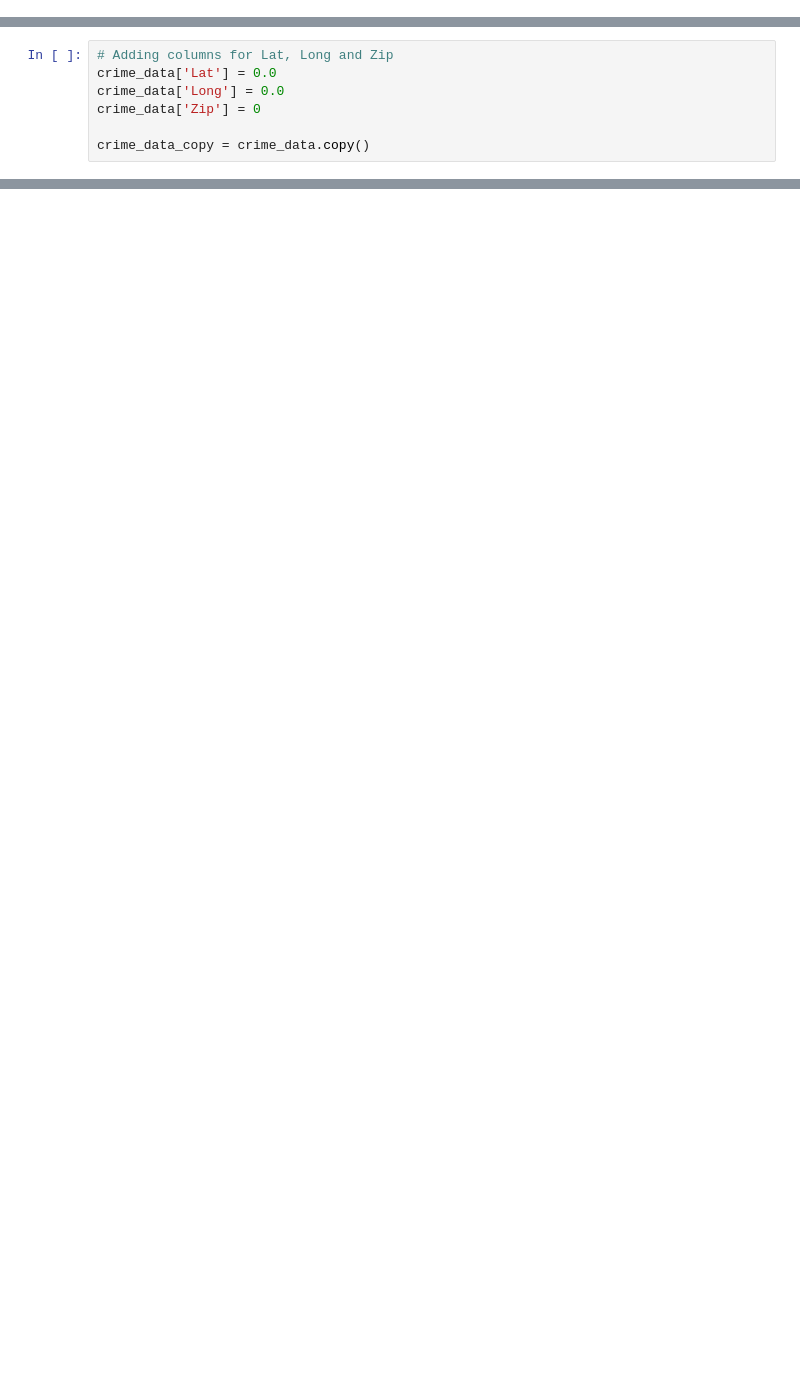
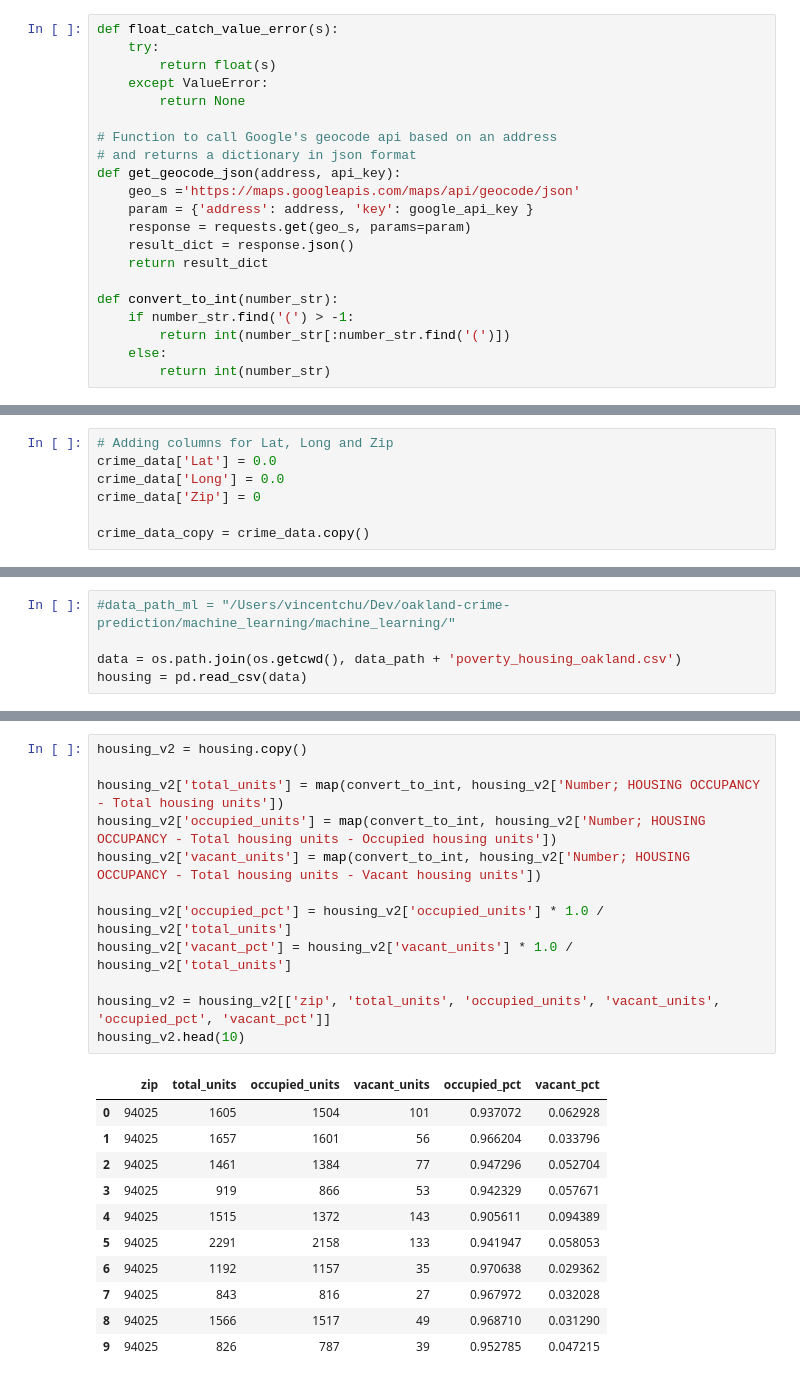
Before and after one commit to jeffrey-hsu/oakland-crime-prediction, a Jupyter notebook: machine_learning/crime_data_prediction.ipynb, the cells around one changed output, grey strips where cells are left out. Cells and saved outputs as stored; diff of their text form; blank space fills up the shorter version.

```diff
--- a/machine_learning/crime_data_prediction.ipynb
+++ b/machine_learning/crime_data_prediction.ipynb
@@ -12,0 +22,21 @@ from collections import namedtuple
+# %%
+def float_catch_value_error(s):
+    try:
+        return float(s)
+    except ValueError:
+        return None
+
+# Function to call Google's geocode api based on an address
+# and returns a dictionary in json format
+def get_geocode_json(address, api_key):
+    geo_s ='https://maps.googleapis.com/maps/api/geocode/json'
+    param = {'address': address, 'key': google_api_key }
+    response = requests.get(geo_s, params=param)
+    result_dict = response.json()
+    return result_dict
+
+def convert_to_int(number_str):
+    if number_str.find('(') > -1:
+        return int(number_str[:number_str.find('(')])
+    else:
+        return int(number_str)
@@ -270,0 +289,5 @@ crime_data_v2.head()
+# %%
+#data_path_ml = "/Users/vincentchu/Dev/oakland-crime-prediction/machine_learning/machine_learning/"
+
+data = os.path.join(os.getcwd(), data_path + 'poverty_housing_oakland.csv')
+housing = pd.read_csv(data)
@@ -270,0 +314,24 @@ crime_data_v2.head()
+# %%
+housing_v2 = housing.copy()
+
+housing_v2['total_units'] = map(convert_to_int, housing_v2['Number; HOUSING OCCUPANCY - Total housing units'])
+housing_v2['occupied_units'] = map(convert_to_int, housing_v2['Number; HOUSING OCCUPANCY - Total housing units - Occupied housing units'])
+housing_v2['vacant_units'] = map(convert_to_int, housing_v2['Number; HOUSING OCCUPANCY - Total housing units - Vacant housing units'])
+
+housing_v2['occupied_pct'] = housing_v2['occupied_units'] * 1.0 / housing_v2['total_units']
+housing_v2['vacant_pct'] = housing_v2['vacant_units'] * 1.0 / housing_v2['total_units']
+
+housing_v2 = housing_v2[['zip', 'total_units', 'occupied_units', 'vacant_units', 'occupied_pct', 'vacant_pct']]
+housing_v2.head(10)
+# %% [output]
+|  | zip | total_units | occupied_units | vacant_units | occupied_pct | vacant_pct |
+| 0 | 94025 | 1605 | 1504 | 101 | 0.937072 | 0.062928 |
+| 1 | 94025 | 1657 | 1601 | 56 | 0.966204 | 0.033796 |
+| 2 | 94025 | 1461 | 1384 | 77 | 0.947296 | 0.052704 |
+| 3 | 94025 | 919 | 866 | 53 | 0.942329 | 0.057671 |
+| 4 | 94025 | 1515 | 1372 | 143 | 0.905611 | 0.094389 |
+| 5 | 94025 | 2291 | 2158 | 133 | 0.941947 | 0.058053 |
+| 6 | 94025 | 1192 | 1157 | 35 | 0.970638 | 0.029362 |
+| 7 | 94025 | 843 | 816 | 27 | 0.967972 | 0.032028 |
+| 8 | 94025 | 1566 | 1517 | 49 | 0.968710 | 0.031290 |
+| 9 | 94025 | 826 | 787 | 39 | 0.952785 | 0.047215 |
```
Also changed, not shown: parts of 25 cells of this notebook, 2 other files.
